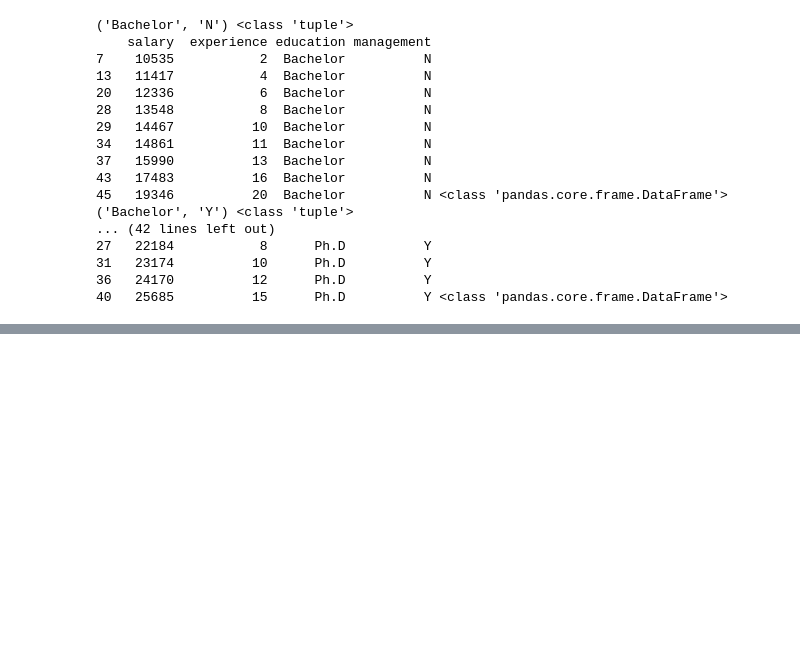
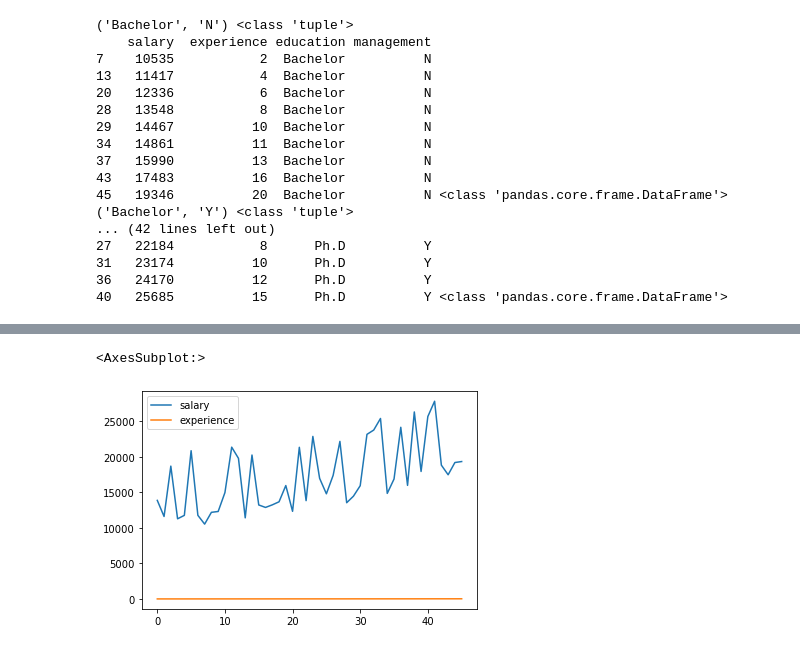
Before and after one commit to toarnabtrainer/AEC_ML_Batch-2, a Jupyter notebook: Pandas.ipynb, the cells around one changed output, grey strips where cells are left out. Saved outputs shown, nothing was run; the diff lists cells and outputs as text; code cells hidden in the pictures; blank space fills up the shorter version.

```diff
--- a/Pandas.ipynb
+++ b/Pandas.ipynb
@@ -1405,0 +1408,3 @@ for grp, data_frame in df.groupby(["education", "management"]):
+# %%
+df = pd.read_csv("salary_table.csv")
+df.head()
@@ -1405,0 +1418,5 @@ for grp, data_frame in df.groupby(["education", "management"]):
+# %%
+df.plot()
+# %% [output]
+<AxesSubplot:>
+[figure, added]
```
Also changed, not shown: parts of 12 cells of this notebook.
